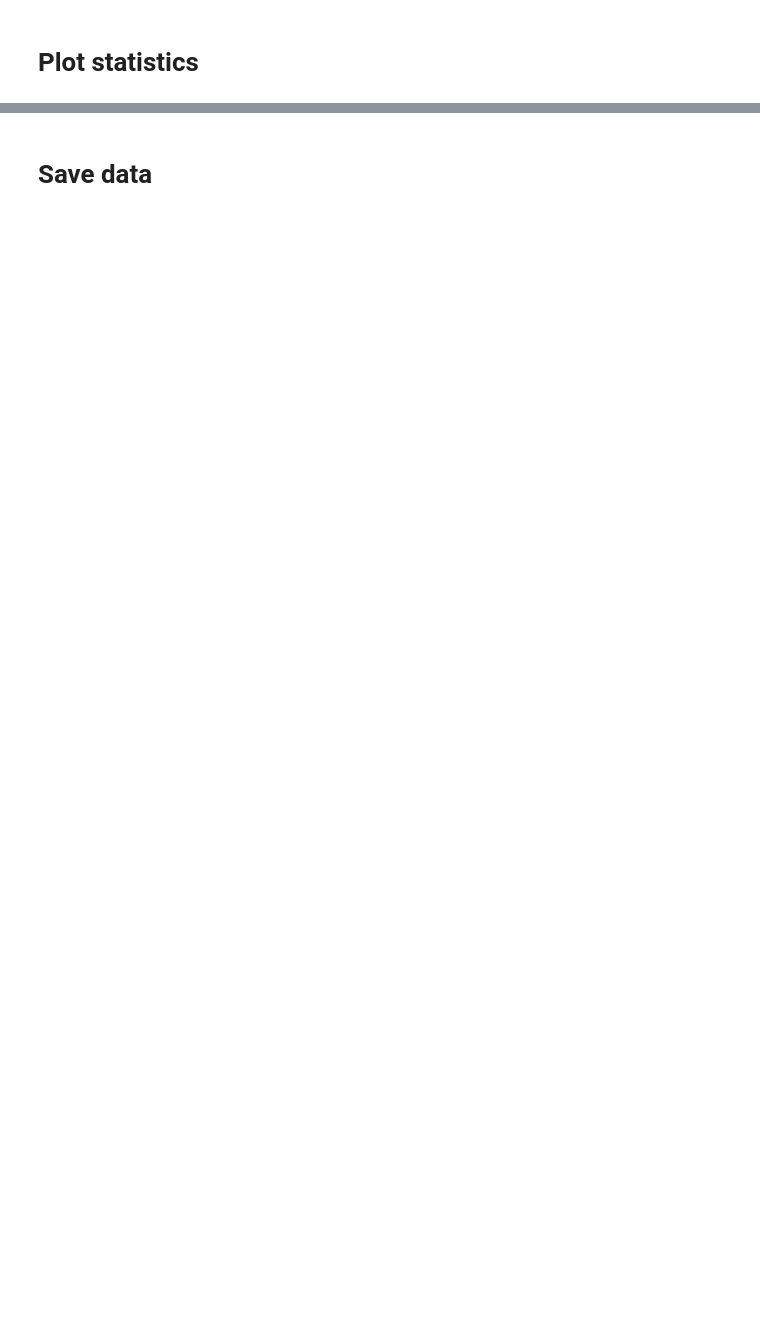
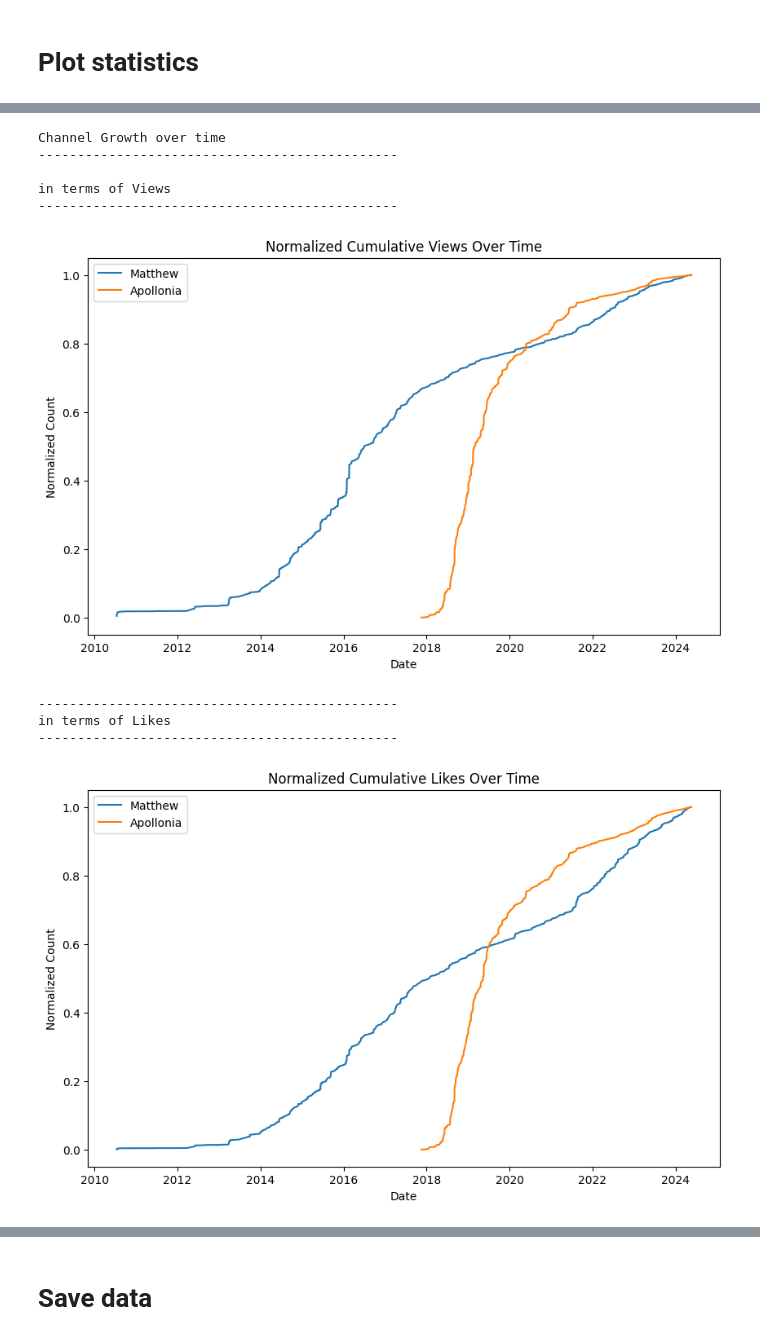
Before and after one commit to vsalto/Ironhack-Module3-project, a Jupyter notebook: notebooks/youtube_content_analysis.ipynb, the cells around one changed output, grey strips where cells are left out. Drawn from its saved outputs; the diff is of its cells as text; code cells hidden in the pictures; blank space fills up the shorter version.

```diff
--- a/notebooks/youtube_content_analysis.ipynb
+++ b/notebooks/youtube_content_analysis.ipynb
@@ -411,0 +563,31 @@ print(result)
+# %%
+print('Channel Growth over time')
+print('----------------------------------------------')
+print()
+print('in terms of Views')
+print('----------------------------------------------')
+print()
+y_data = 'Views'
+label1 = 'Matthew'
+label2 = 'Apollonia'
+plot_cumulative_data([(mat_df['Date'], mat_df[y_data]), (apo_df['Date'], apo_df[y_data])], labels=[label1, label2])
+print()
+print('----------------------------------------------')
+print('in terms of Likes')
+print('----------------------------------------------')
+print()
+y_data = 'Likes'
+label1 = 'Matthew'
+label2 = 'Apollonia'
+plot_cumulative_data([(mat_df['Date'], mat_df[y_data]), (apo_df['Date'], apo_df[y_data])], labels=[label1, label2])
+# %% [output]
+Channel Growth over time
+----------------------------------------------
+
+in terms of Views
+----------------------------------------------
+[figure, added]
+----------------------------------------------
+in terms of Likes
+----------------------------------------------
+[figure, added]
```
Also changed, not shown: parts of 28 cells of this notebook.
